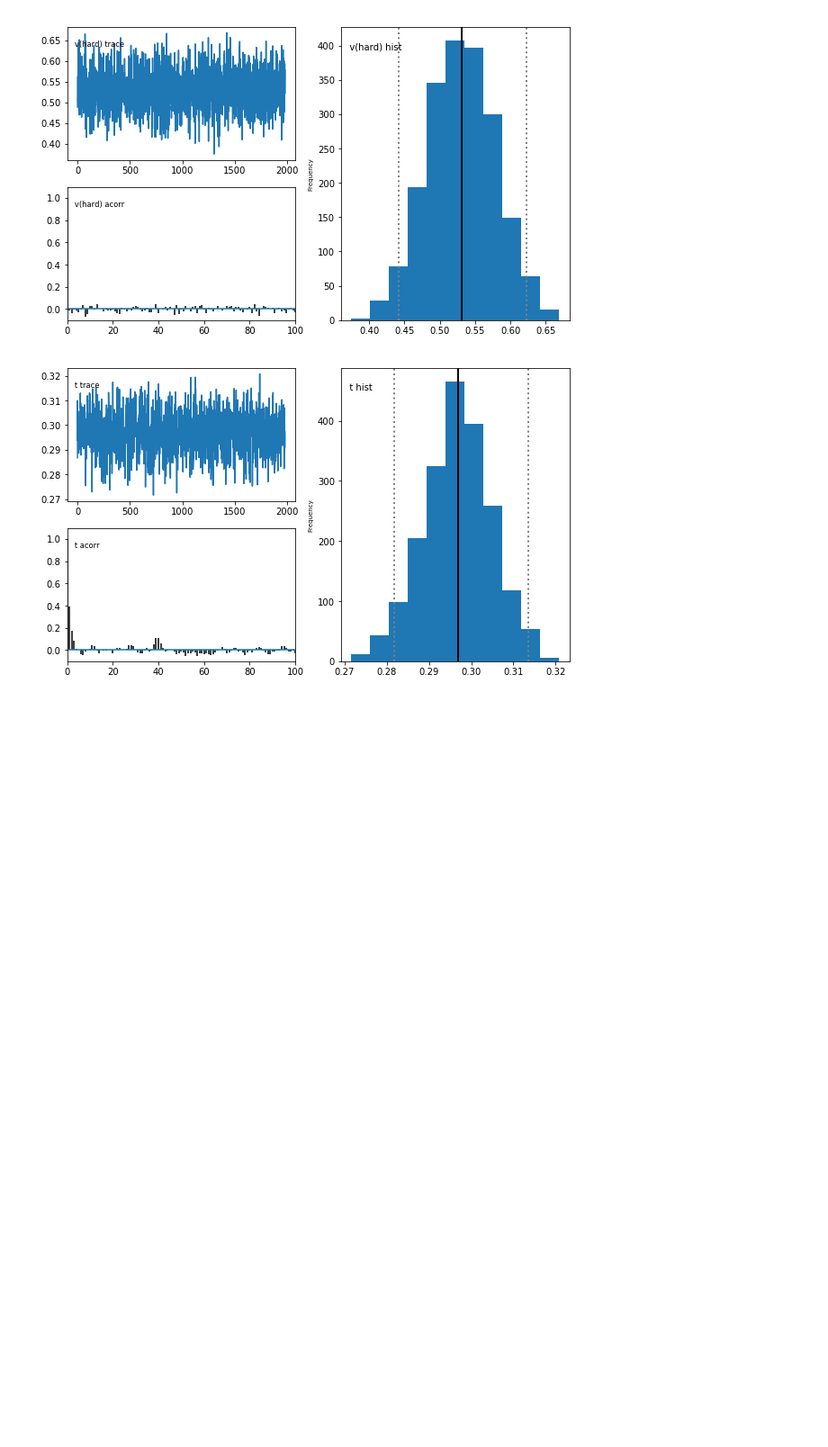
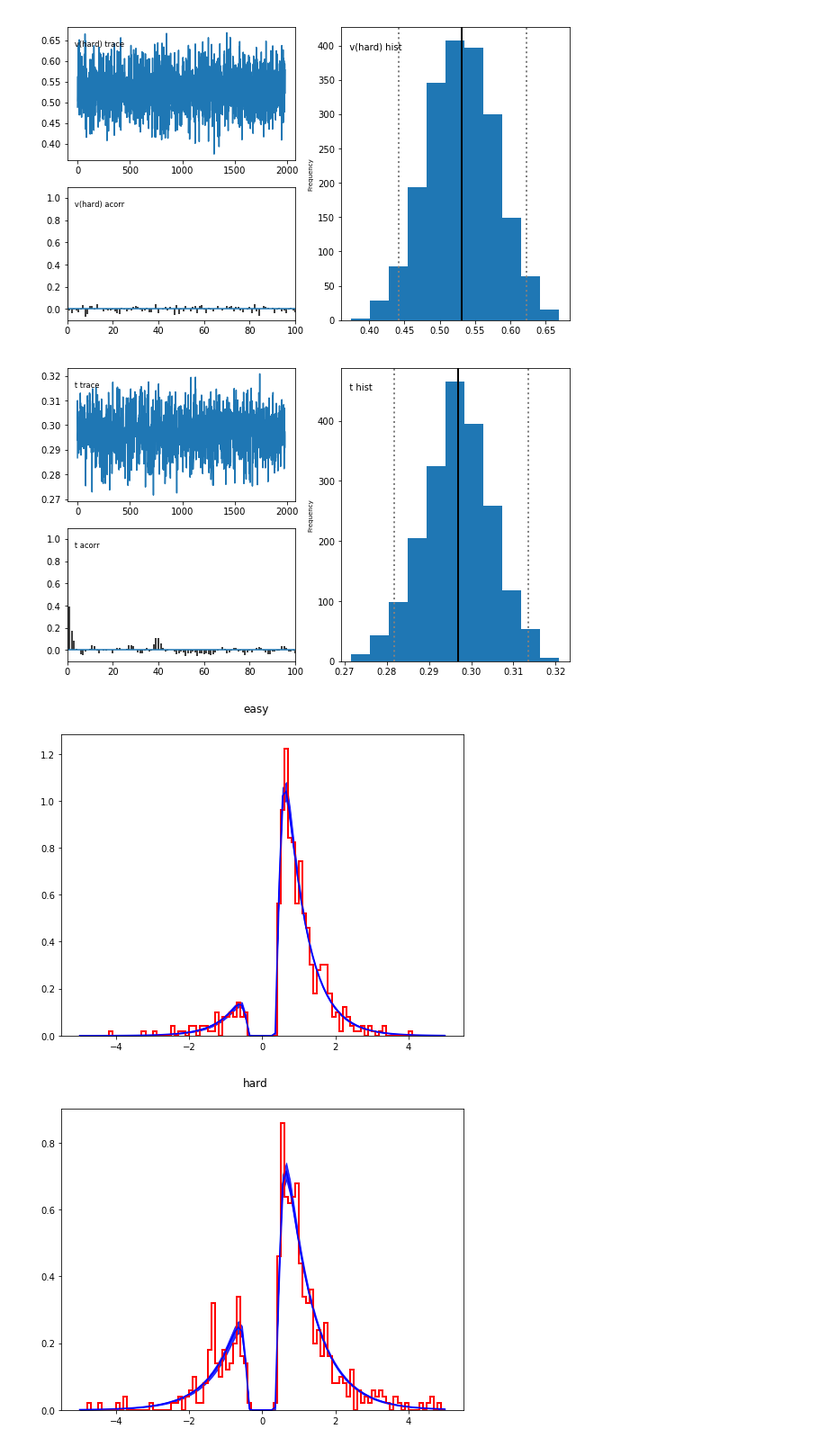
Before and after one commit to CPernet/LanguageDecision, a Jupyter notebook: develop/2017-05-17-hddm-exploration.ipynb, the cells around one changed output. Shown at 90% size. Saved outputs shown, nothing was run; the diff lists cells and outputs as text; code cells hidden in the pictures; blank space fills up the shorter version.

```diff
--- a/develop/2017-05-17-hddm-exploration.ipynb
+++ b/develop/2017-05-17-hddm-exploration.ipynb
@@ -64,3 +64,9 @@ Plotting t
 [figure]
 [figure]
 [figure]
+# %%
+# Plot theoretical RT distributions
+model.plot_posterior_predictive()
+# %% [output]
+[figure, added]
+[figure, added]
```
Also changed, not shown: parts of 1 cell of this notebook, 1 other file.
